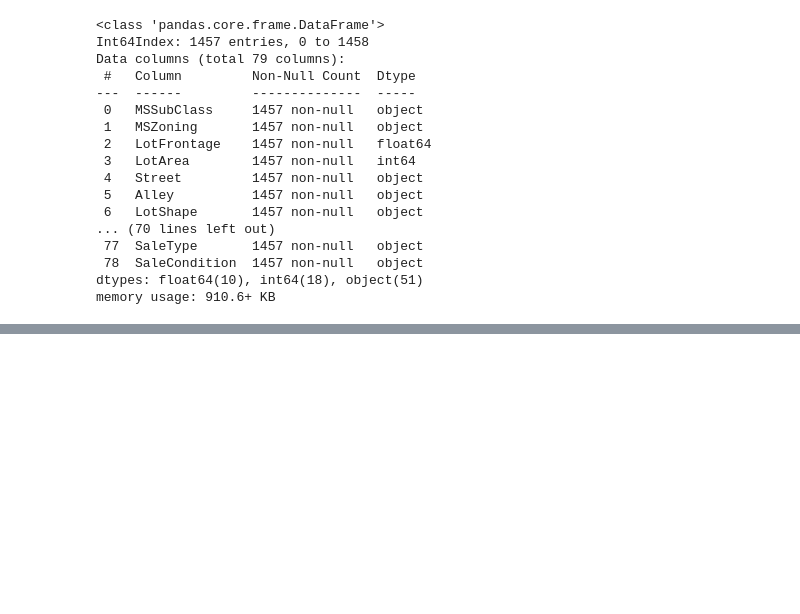
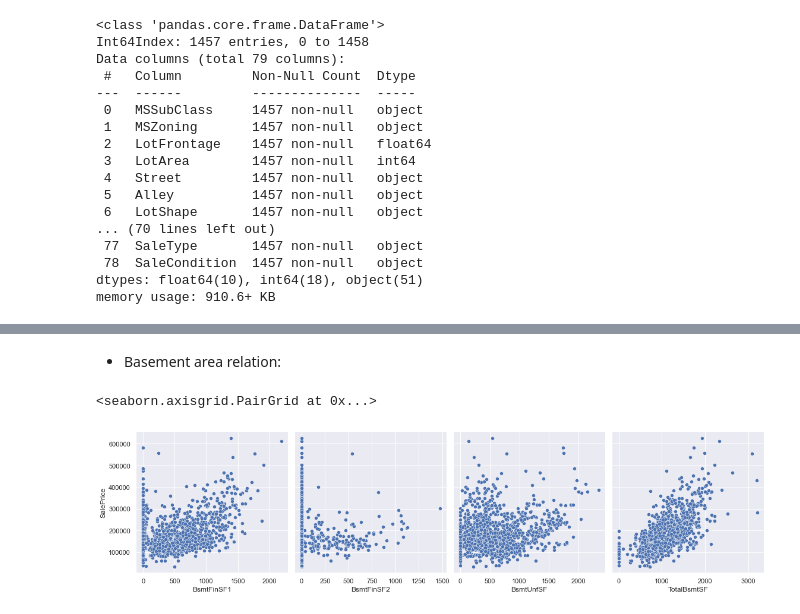
Before and after one commit to suhitasva/ML_Project, a Jupyter notebook: EDA_basic_cleanup.ipynb, the cells around one changed output, grey strips where cells are left out. Cells and saved outputs as stored; diff of their text form; code cells hidden in the pictures; blank space fills up the shorter version.

```diff
--- a/EDA_basic_cleanup.ipynb
+++ b/EDA_basic_cleanup.ipynb
@@ -474,0 +509,11 @@ memory usage: 910.6+ KB
+# %% [markdown]
+- Basement area relation:
+# %%
+sns.pairplot(
+    train_df,height=4,
+    x_vars=["BsmtFinSF1", "BsmtFinSF2", "BsmtUnfSF","TotalBsmtSF"],
+    y_vars=["SalePrice"],
+)
+# %% [output]
+<seaborn.axisgrid.PairGrid at 0x...>
+[figure, added]
```
Also changed, not shown: parts of 40 cells of this notebook.
